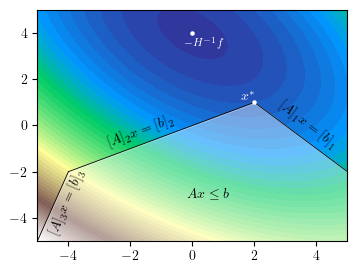
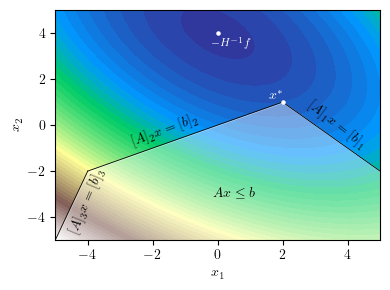
Code edit (unified diff) that turned the first committed figure into the second:
--- before
+++ after
@@ -56,7 +56,10 @@
 
 # Labels
-
+plt.xlabel(r"$x_1$")
+plt.ylabel(r"$x_2$")
 plt.xlim(-5, 5)
 plt.ylim(-5, 5)
-plt.savefig(f"figures/example_primal_qp_3_constraints.png")
+
+plt.tight_layout()
+plt.savefig(f"figures/example_primal_qp_3_constraints.pdf")
 plt.show()

Commit: small change